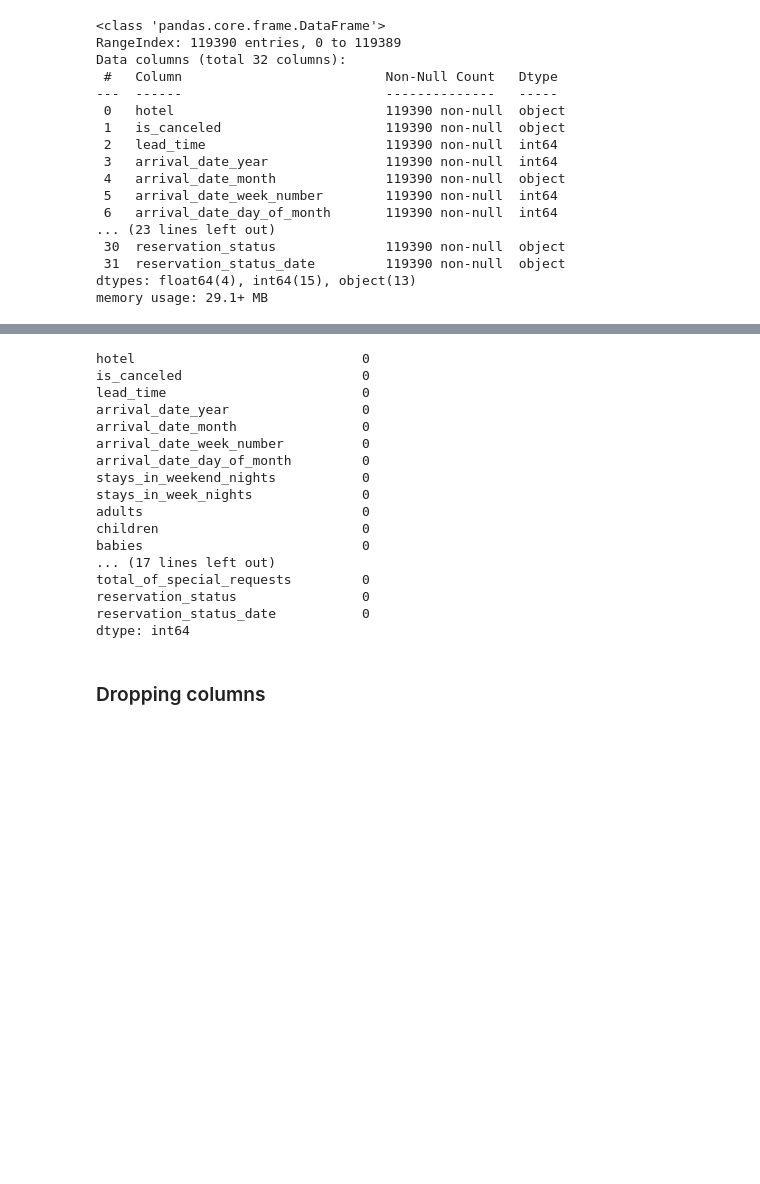
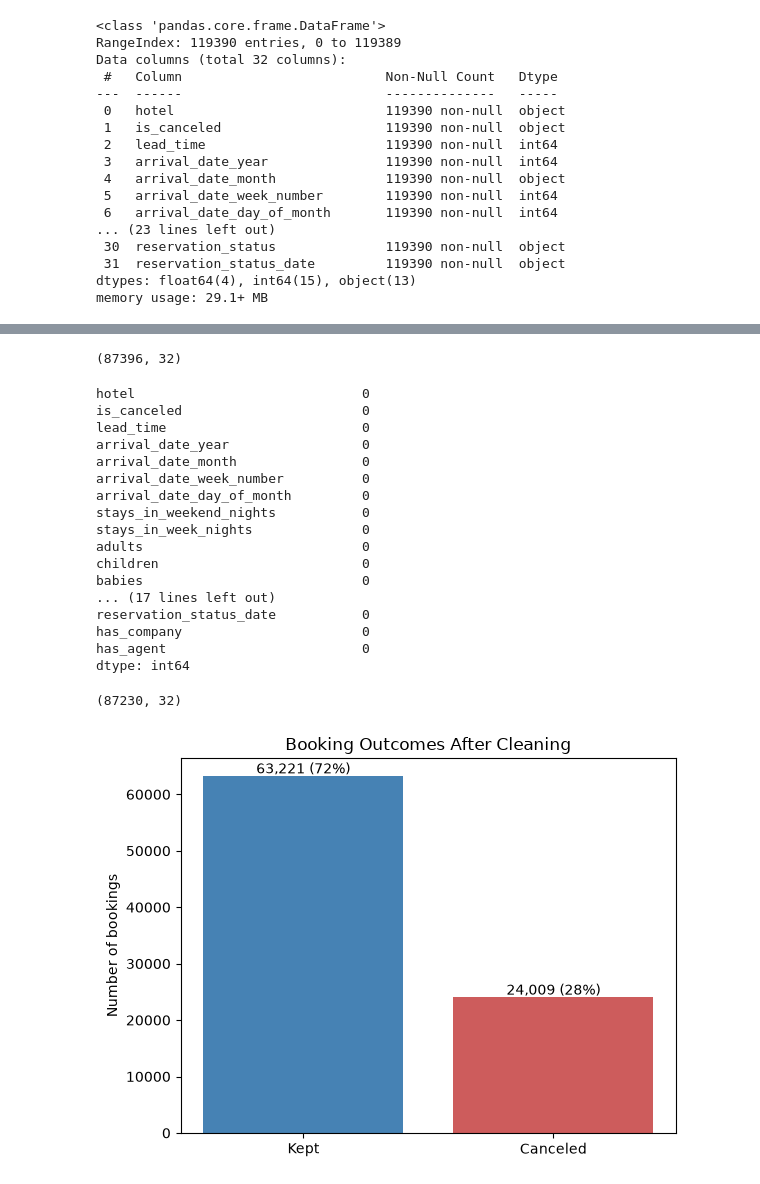
Before and after one commit to sascott9655/ADS-505-Hotel_Bookings_Project, a Jupyter notebook: Samuel's_Hotel_Cancellation_EDA.ipynb, the cells around one changed output, grey strips where cells are left out. Cells and saved outputs as stored; diff of their text form; code cells hidden in the pictures; blank space fills up the shorter version.

```diff
--- a/Samuel's_Hotel_Cancellation_EDA.ipynb
+++ b/Samuel's_Hotel_Cancellation_EDA.ipynb
@@ -127,0 +76,5 @@ Name: company, Length: 119390, dtype: int64
+# %%
+df = df.drop_duplicates()
+df.shape
+# %% [output]
+(87396, 32)
@@ -128,5 +99,5 @@ Name: company, Length: 119390, dtype: int64
 # %%
-hotel.isna().sum() #no more missing data!!!
+df.isna().sum() #no more missing data!!!
 # %% [output]
 hotel                             0
 is_canceled                       0
@@ -141,9 +112,25 @@ adults                            0
 children                          0
 babies                            0
 ... (17 lines left out)
-total_of_special_requests         0
-reservation_status                0
 reservation_status_date           0
+has_company                       0
+has_agent                         0
 dtype: int64
-# %% [markdown]
-### Dropping columns
+# %%
+df = df[(df["adults"] + df["children"] + df["babies"]) > 0] #gets rid of rows where there was no people tracked
+df.shape
+# %% [output]
+(87230, 32)
+# %%
+counts = df["is_canceled"].value_counts().sort_index()
+plt.figure(figsize=(6, 4.5))
+bars = plt.bar(["Kept", "Canceled"], counts.values, color=["steelblue", "indianred"])
+for bar, n in zip(bars, counts.values):
+    plt.text(bar.get_x() + bar.get_width() / 2, bar.get_height() + 500,
+        f"{n:,} ({n / counts.sum():.0%})", ha="center")
+plt.title("Booking Outcomes After Cleaning")
+plt.ylabel("Number of bookings")
+plt.tight_layout()
+plt.show()
+# %% [output]
+[figure, added]
```
Also changed, not shown: parts of 27 cells of this notebook.
